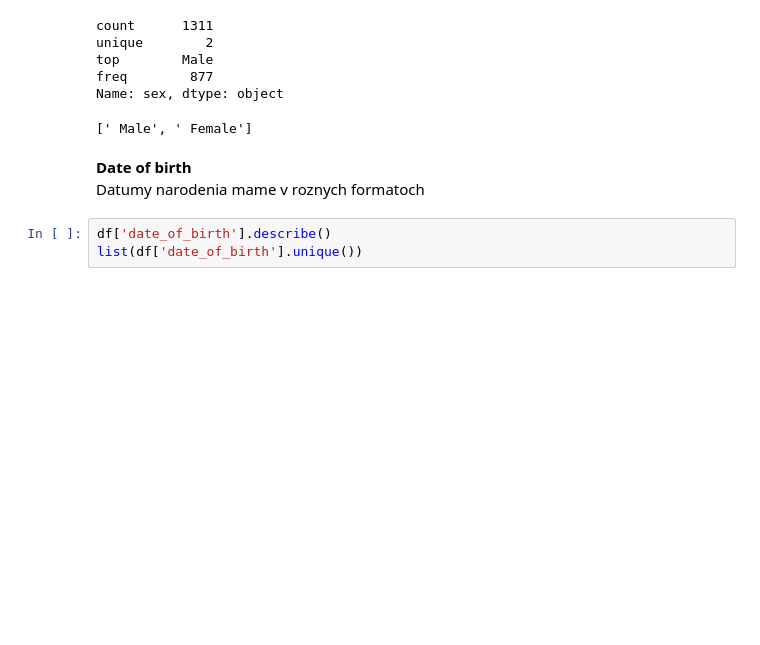
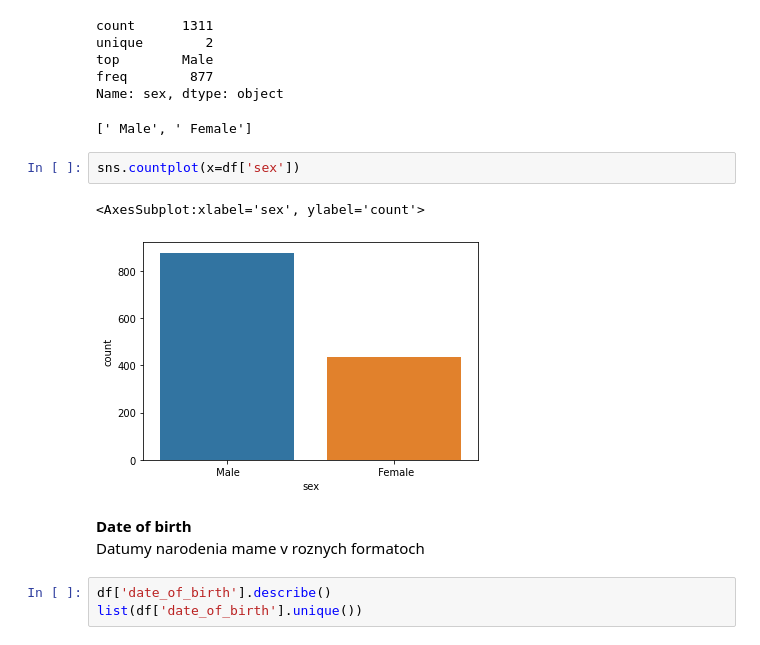
Before and after one commit to Marian-N/IAU, a Jupyter notebook: Untitled.ipynb, the cells around one changed output. Cells and saved outputs as stored; diff of their text form; blank space fills up the shorter version.

```diff
--- a/Untitled.ipynb
+++ b/Untitled.ipynb
@@ -276,6 +283,11 @@ top        Male
 freq        877
 Name: sex, dtype: object
 [' Male', ' Female']
+# %%
+sns.countplot(x=df['sex'])
+# %% [output]
+<AxesSubplot:xlabel='sex', ylabel='count'>
+[figure, added]
 # %% [markdown]
 **Date of birth**
 Datumy narodenia mame v roznych formatoch
```
Also changed, not shown: parts of 21 cells of this notebook.
